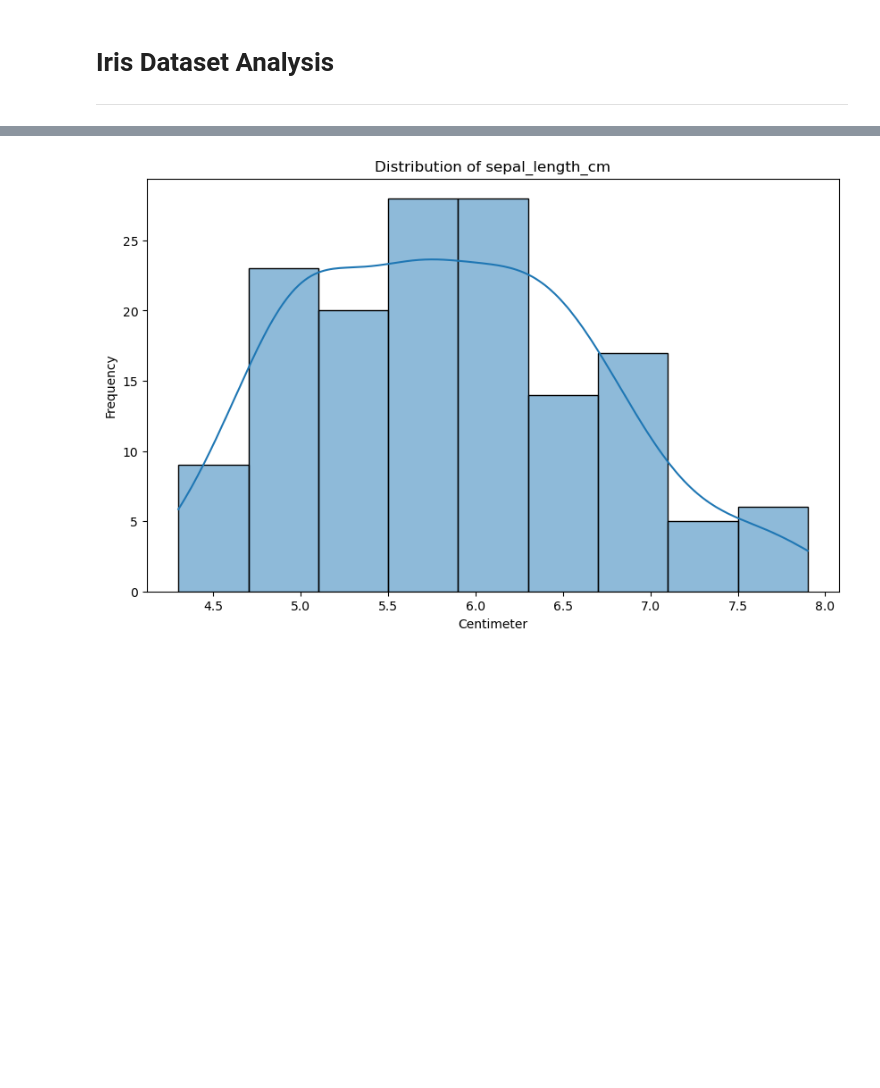
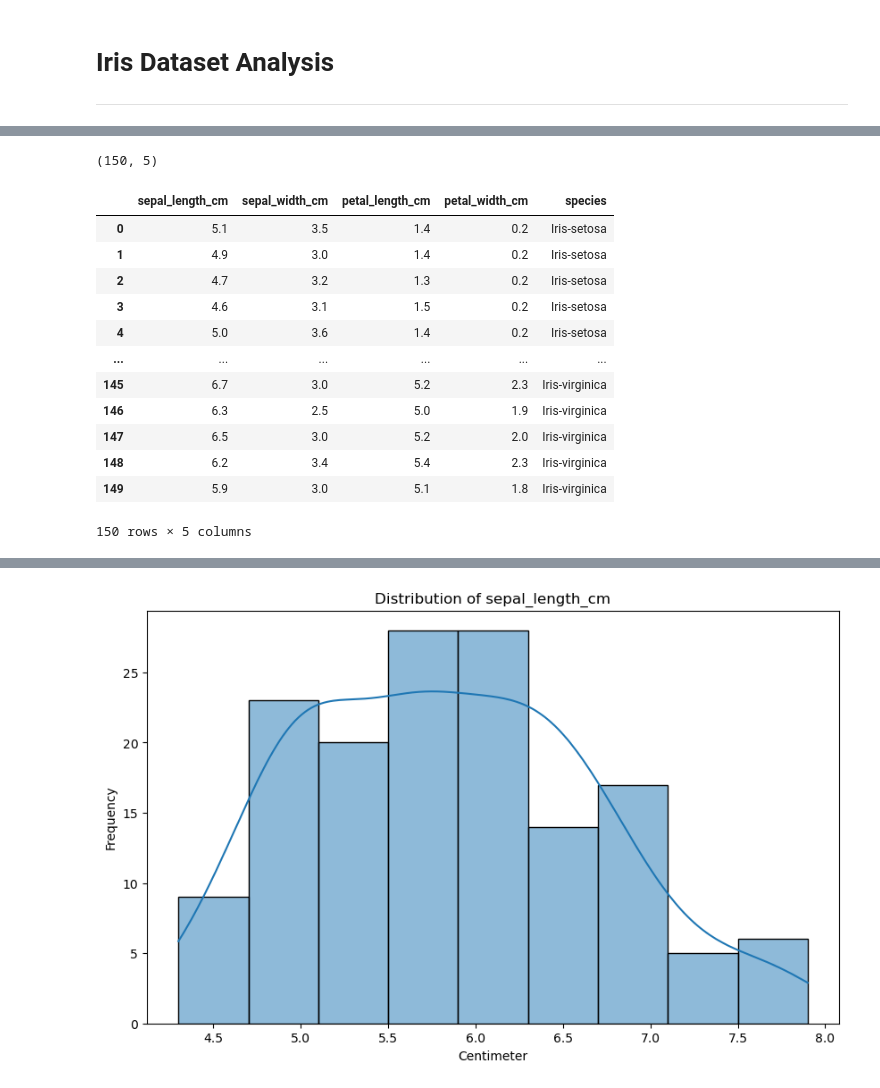
Before and after one commit to atacanbt/pands-project, a Jupyter notebook: my_analysis.ipynb, the cells around one changed output, grey strips where cells are left out. Drawn from its saved outputs; the diff is of its cells as text; code cells hidden in the pictures; blank space fills up the shorter version.

```diff
--- a/my_analysis.ipynb
+++ b/my_analysis.ipynb
@@ -12,0 +25,21 @@ data = pd.read_csv('iris.data')
+# %%
+data.shape # it shows the number of rows and columns in the dataset
+# %% [output]
+(150, 5)
+# %%
+# Data check for general look
+data.head(150)
+# %% [output]
+|  | sepal_length_cm | sepal_width_cm | petal_length_cm | petal_width_cm | species |
+| 0 | 5.1 | 3.5 | 1.4 | 0.2 | Iris-setosa |
+| 1 | 4.9 | 3.0 | 1.4 | 0.2 | Iris-setosa |
+| 2 | 4.7 | 3.2 | 1.3 | 0.2 | Iris-setosa |
+| 3 | 4.6 | 3.1 | 1.5 | 0.2 | Iris-setosa |
+| 4 | 5.0 | 3.6 | 1.4 | 0.2 | Iris-setosa |
+| ... | ... | ... | ... | ... | ... |
+| 145 | 6.7 | 3.0 | 5.2 | 2.3 | Iris-virginica |
+| 146 | 6.3 | 2.5 | 5.0 | 1.9 | Iris-virginica |
+| 147 | 6.5 | 3.0 | 5.2 | 2.0 | Iris-virginica |
+| 148 | 6.2 | 3.4 | 5.4 | 2.3 | Iris-virginica |
+| 149 | 5.9 | 3.0 | 5.1 | 1.8 | Iris-virginica |
+150 rows × 5 columns
```
Also changed, not shown: parts of 8 cells of this notebook, 1 other file.
